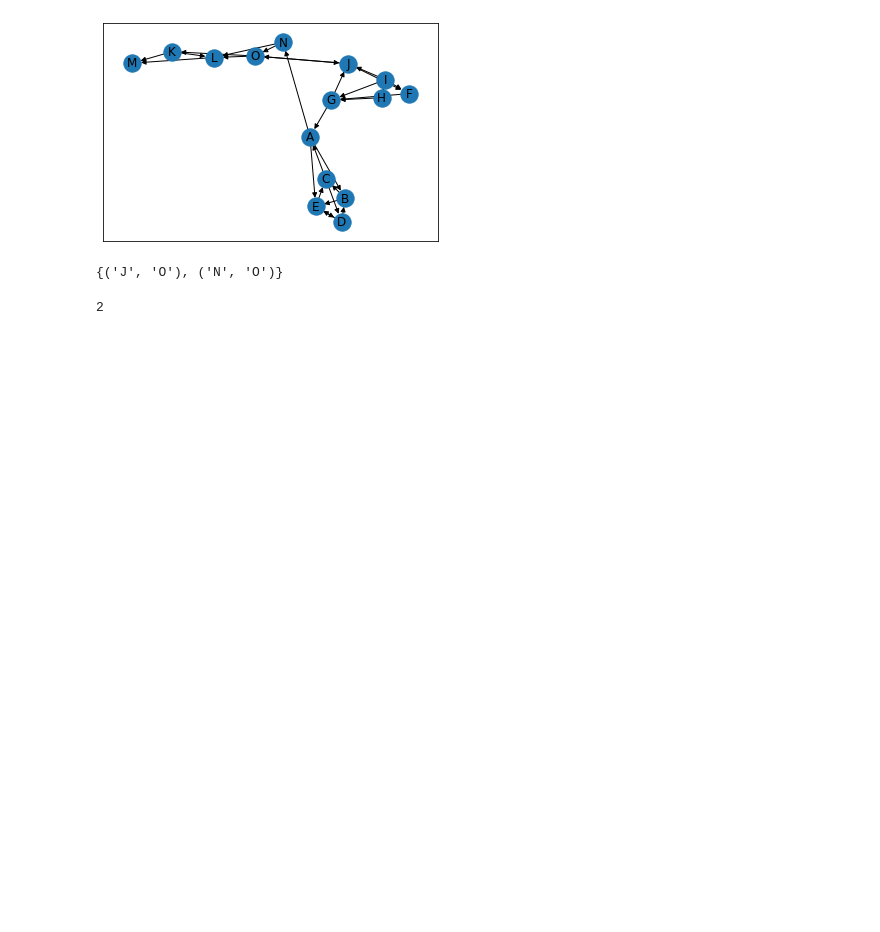
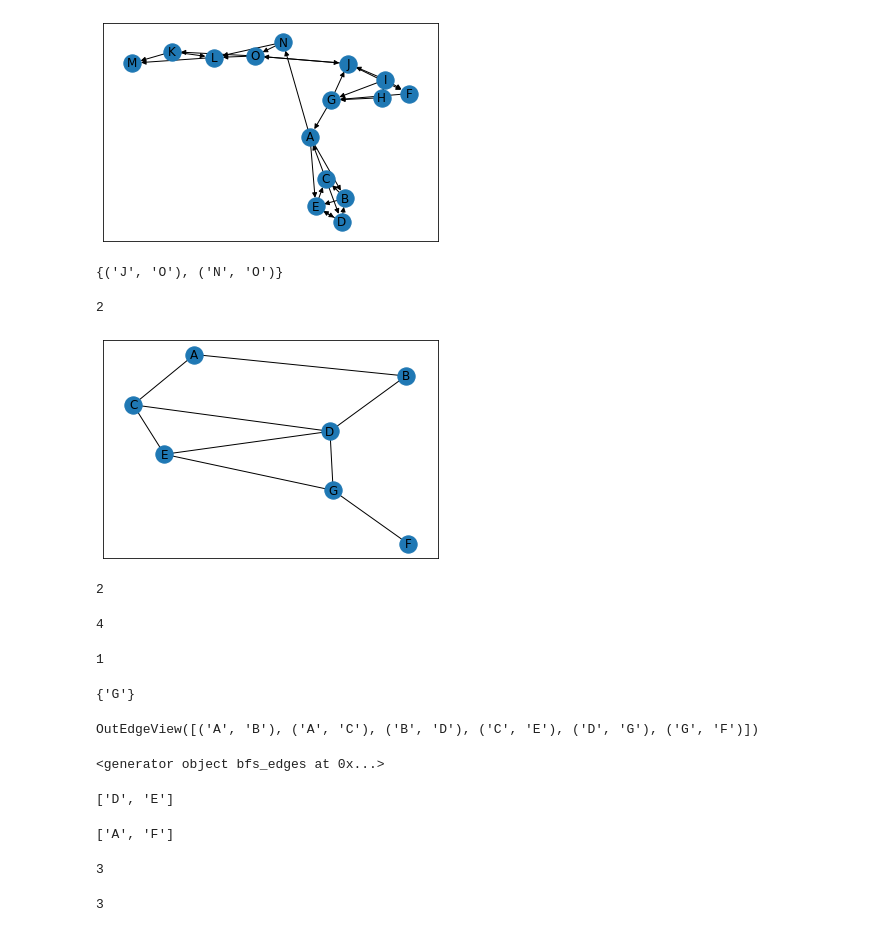
Before and after one commit to 139Vaibhav/Data_Analytics, a Jupyter notebook: Networks/Clustering.ipynb, the cells around one changed output. Drawn from its saved outputs; the diff is of its cells as text; code cells hidden in the pictures; blank space fills up the shorter version.

```diff
--- a/Networks/Clustering.ipynb
+++ b/Networks/Clustering.ipynb
@@ -147,3 +147,51 @@ nx.minimum_edge_cut(G,'H','O')
 nx.edge_connectivity(G,'H','O')
 # %% [output]
 2
+# %%
+G1 = nx.Graph()
+G1.add_edges_from([('A','B'),('A','C'),('B','D'),('C','D'),('C','E'),('D','G'),('D','E'),('E','G'),('G','F')])
+nx.draw_networkx(G1)
+# %% [output]
+[figure, added]
+# %%
+nx.radius(G1)
+# %% [output]
+2
+# %%
+nx.diameter(G1)
+# %% [output]
+4
+# %%
+nx.node_connectivity(G1)
+# %% [output]
+1
+# %%
+nx.minimum_node_cut(G1)
+# %% [output]
+{'G'}
+# %%
+T1 = nx.bfs_tree(G1,'A')
+T1.edges()
+# %% [output]
+OutEdgeView([('A', 'B'), ('A', 'C'), ('B', 'D'), ('C', 'E'), ('D', 'G'), ('G', 'F')])
+# %%
+res=nx.bfs_edges(G1,'A')
+print(res)
+# %% [output]
+<generator object bfs_edges at 0x...>
+# %%
+nx.center(G1)
+# %% [output]
+['D', 'E']
+# %%
+nx.periphery(G1)
+# %% [output]
+['A', 'F']
+# %%
+nx.eccentricity(G1,'B')
+# %% [output]
+3
+# %%
+nx.eccentricity(G1,'C')
+# %% [output]
+3
```
Also changed, not shown: parts of 5 cells of this notebook.
